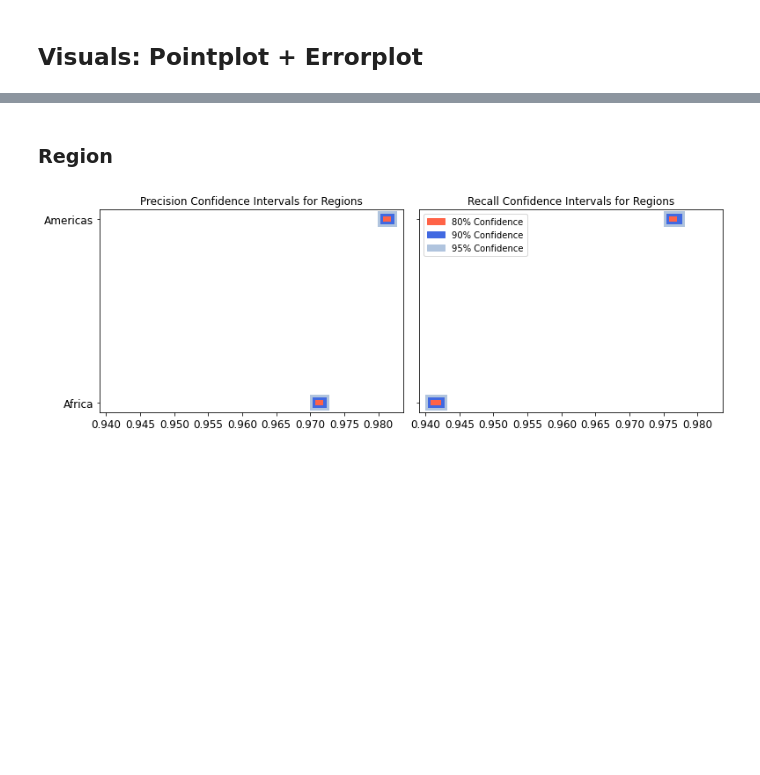
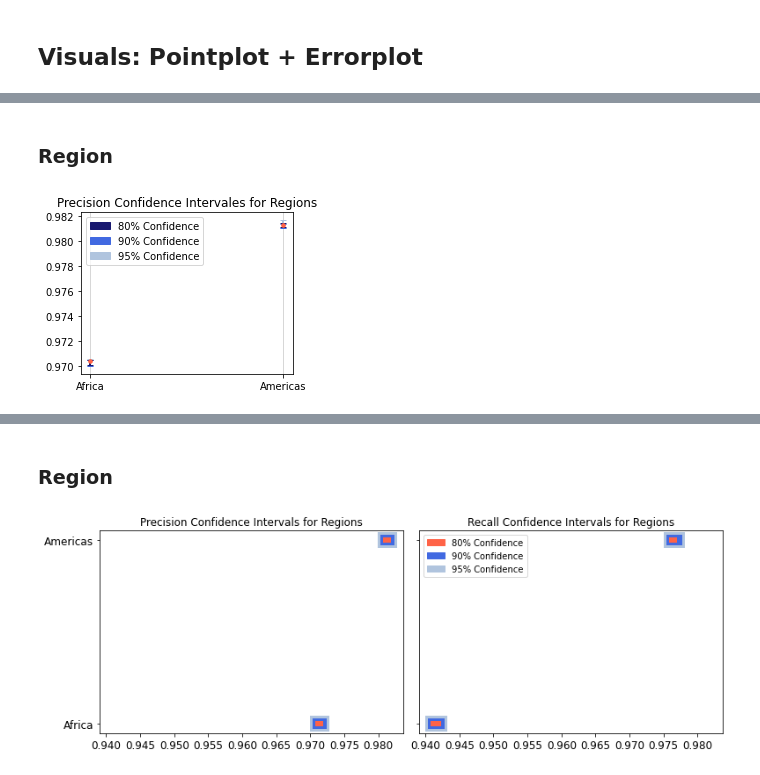
Before and after one commit to wri/sentinel-tree-cover, a Jupyter notebook: notebooks/analysis/validation-analysis.ipynb, the cells around one changed output, grey strips where cells are left out. Saved outputs shown, nothing was run; the diff lists cells and outputs as text; code cells hidden in the pictures; blank space fills up the shorter version.

Commit message:
updates to errorplot visualizations

```diff
--- a/notebooks/analysis/validation-analysis.ipynb
+++ b/notebooks/analysis/validation-analysis.ipynb
@@ -451,0 +362,29 @@ ax.errorbar(x_coords, y_coords, yerr=asymmetric_error, fmt=' ', zorder=-1);
+# %% [markdown]
+### Region
+# %%
+plt.figure(figsize=(4,3))
+x = region_conf.category
+y = region_conf.precision
+
+# define precalculated error bars
+p_lower_95 = region_conf['precision'] - region_conf['p_lower_95']
+p_upper_95 = region_conf['p_upper_95'] - region_conf['precision']
+p_lower_90 = region_conf['precision'] - region_conf['p_lower_90']
+p_upper_90 = region_conf['p_upper_80'] - region_conf['precision']
+p_lower_80 = region_conf['precision'] - region_conf['p_lower_80']
+p_upper_80 = region_conf['p_upper_90'] - region_conf['precision']
+
+plt.errorbar(x, y, yerr=[p_lower_95, p_upper_95], fmt='.', ecolor='lightsteelblue', elinewidth=2, markerfacecolor='tomato', markeredgecolor='tomato', capsize=3)
+plt.errorbar(x, y, yerr=[p_lower_90, p_upper_90], fmt='.', ecolor='royalblue', elinewidth=2, markerfacecolor='tomato', markeredgecolor='tomato', capsize=3)
+plt.errorbar(x, y, yerr=[p_lower_80, p_upper_80], fmt='.', ecolor='midnightblue', elinewidth=2, markerfacecolor='tomato', markeredgecolor='tomato', capsize=3)
+
+plt.title("Precision Confidence Intervales for Regions")
+plt.grid(axis='x', linestyle='-', linewidth=.5)
+
+ci80 = mpatches.Patch(color='midnightblue', label='80% Confidence')
+ci90 = mpatches.Patch(color='royalblue', label='90% Confidence')
+ci95 = mpatches.Patch(color='lightsteelblue', label='95% Confidence')
+plt.legend(handles=[ci80, ci90, ci95], loc='best')
+plt.tight_layout();
+# %% [output]
+[figure, added]
```
Also changed, not shown: parts of 34 cells of this notebook.
